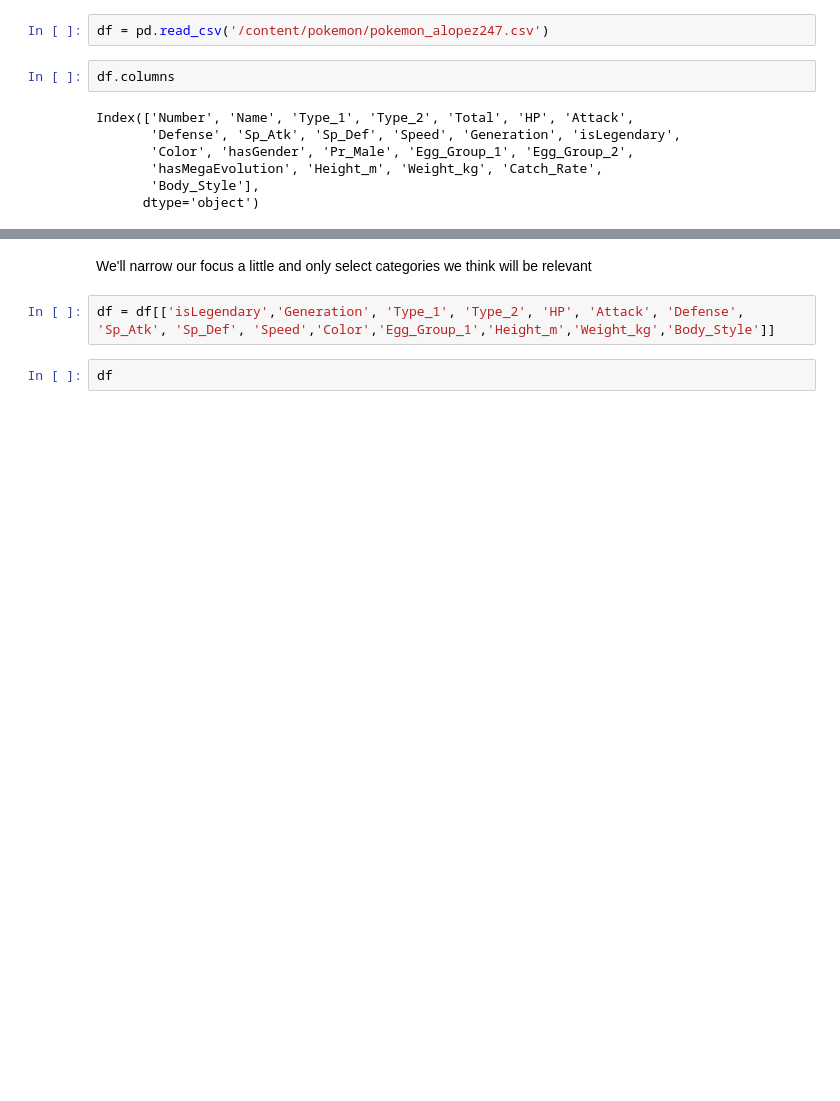
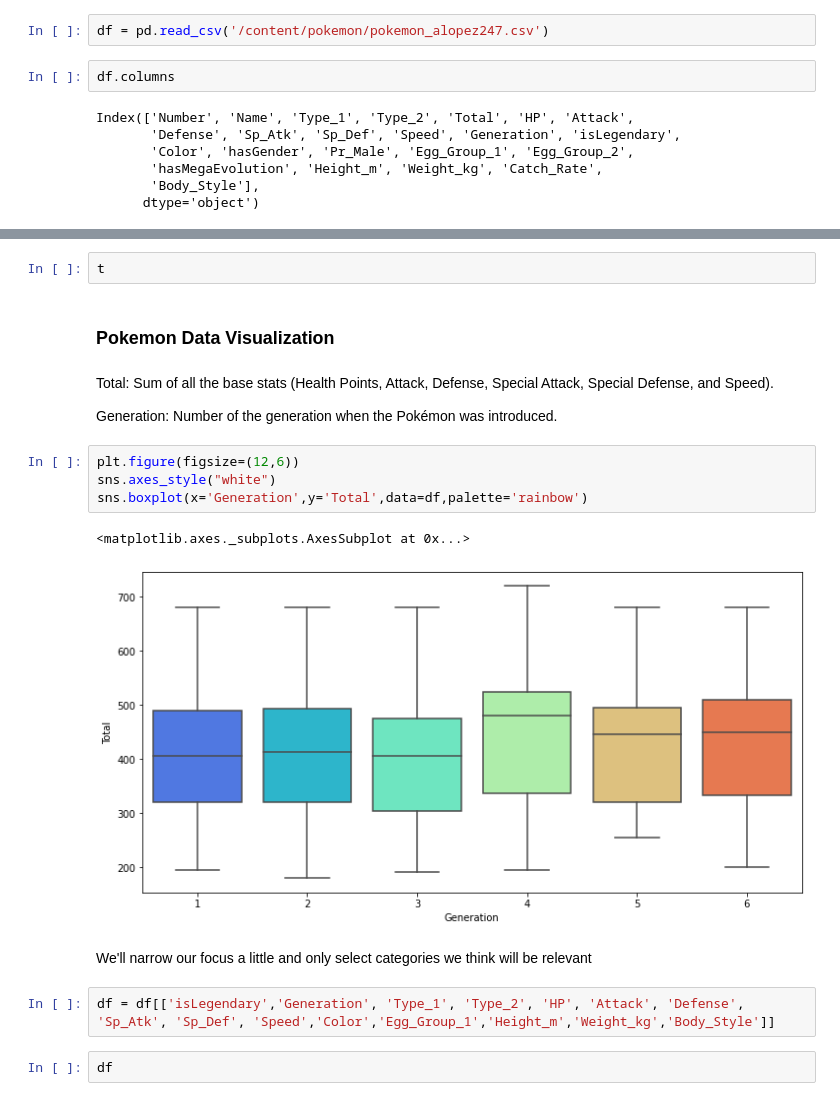
Before and after one commit to maegop/Pokemon-Dataset-EDA, a Jupyter notebook: Pokemon_Stats.ipynb, the cells around one changed output, grey strips where cells are left out. Drawn from its saved outputs; the diff is of its cells as text; blank space fills up the shorter version.

Commit message:
Visualization graphs

```diff
--- a/Pokemon_Stats.ipynb
+++ b/Pokemon_Stats.ipynb
@@ -44,3 +60,18 @@ Index(['Number', 'Name', 'Type_1', 'Type_2', 'Total', 'HP', 'Attack',
+# %%
+t
+# %% [markdown]
+### Pokemon Data Visualization
+# %% [markdown]
+Total: Sum of all the base stats (Health Points, Attack, Defense, Special Attack, Special Defense, and Speed).
+
+Generation: Number of the generation when the Pokémon was introduced.
+# %%
+plt.figure(figsize=(12,6))
+sns.axes_style("white")
+sns.boxplot(x='Generation',y='Total',data=df,palette='rainbow')
+# %% [output]
+<matplotlib.axes._subplots.AxesSubplot at 0x...>
+[figure, added]
 # %% [markdown]
 We'll narrow our focus a little and only select categories we think will be relevant
 # %%
```
Also changed, not shown: parts of 4 cells of this notebook.
